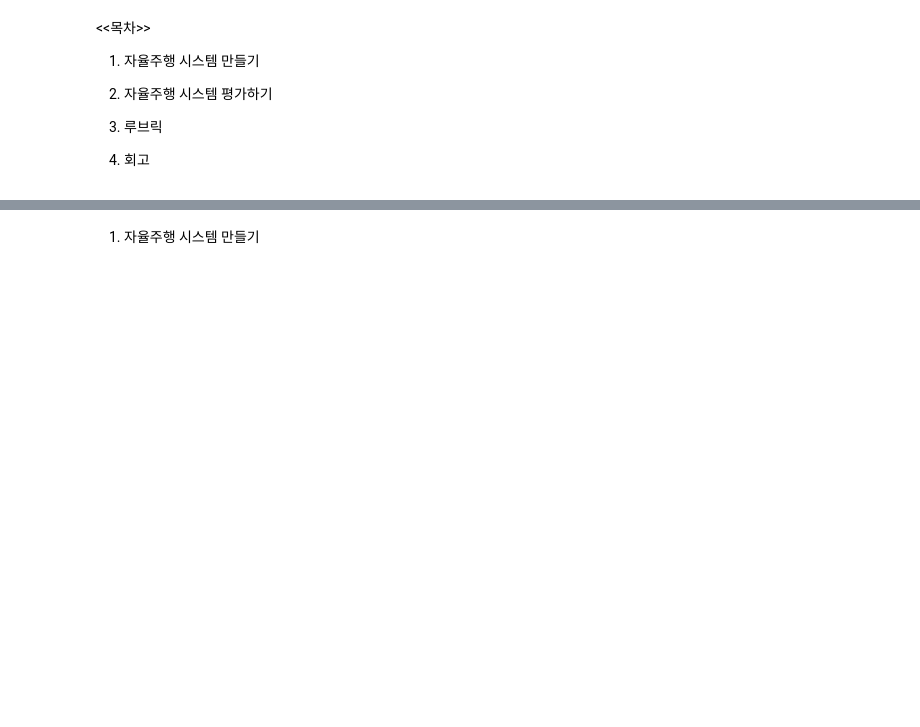
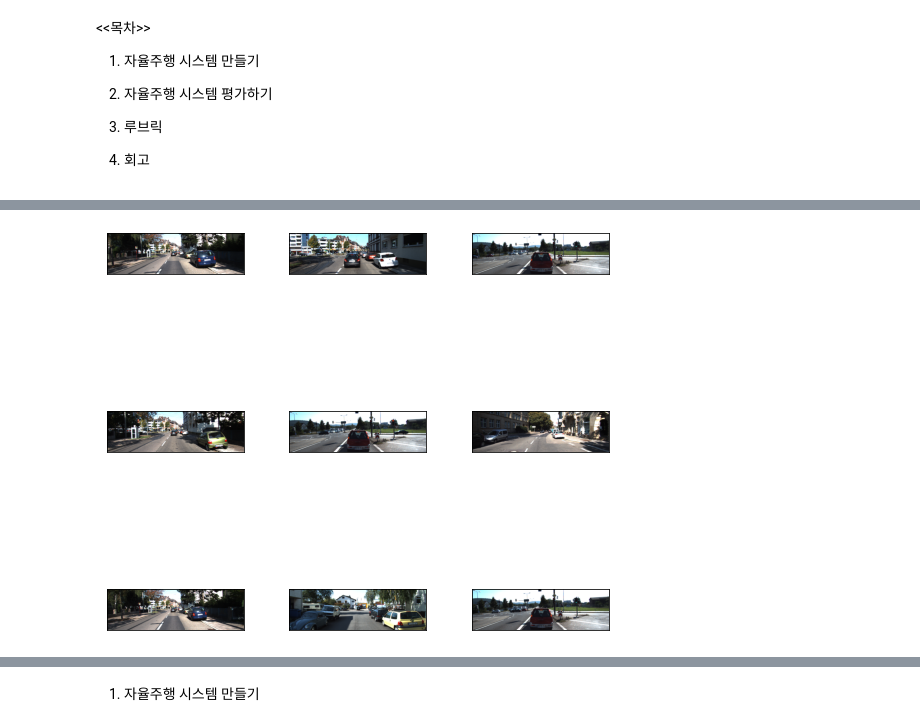
Before and after one commit to F100d4U/GDCV, a Jupyter notebook: [GDCV06]Autopilot.ipynb, the cells around one changed output, grey strips where cells are left out. Saved outputs shown, nothing was run; the diff lists cells and outputs as text; code cells hidden in the pictures; blank space fills up the shorter version.

```diff
--- a/[GDCV06]Autopilot.ipynb
+++ b/[GDCV06]Autopilot.ipynb
@@ -12,0 +103,4 @@
+# %%
+_ = tfds.show_examples(ds_val, ds_info)
+# %% [output]
+[figure, added]
```
Also changed, not shown: parts of 52 cells of this notebook.
